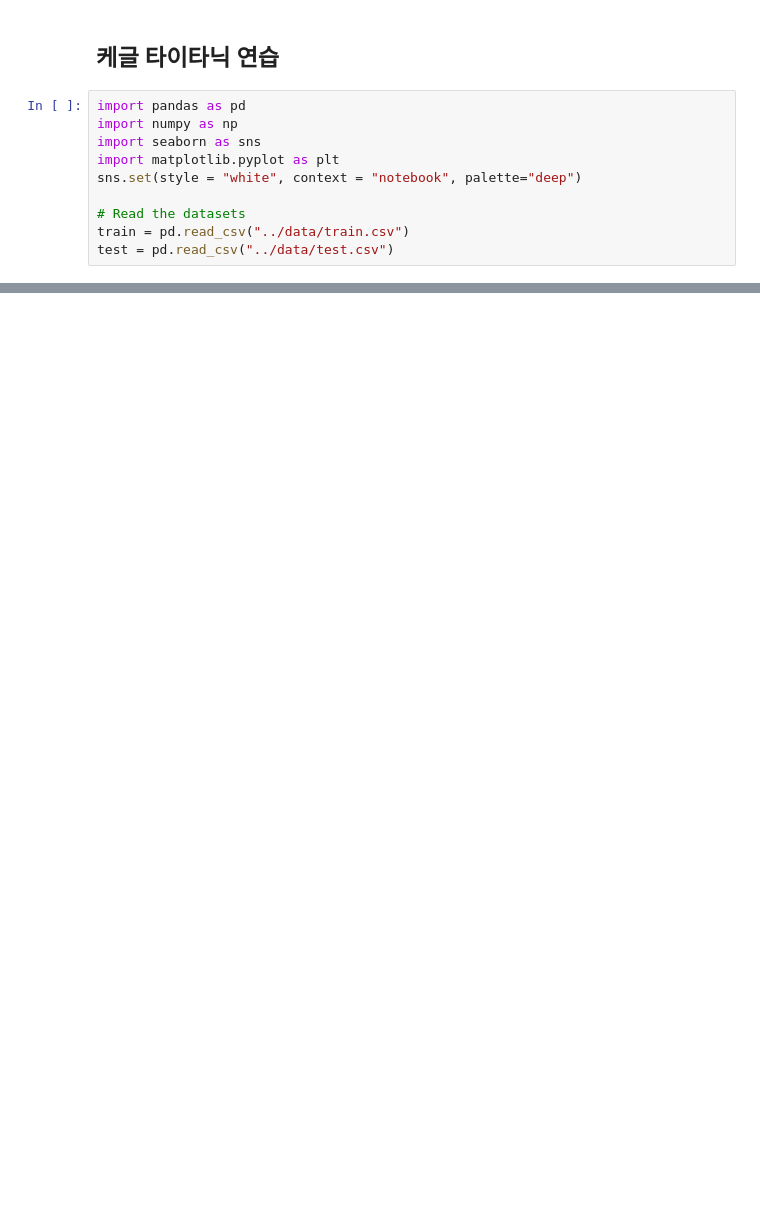
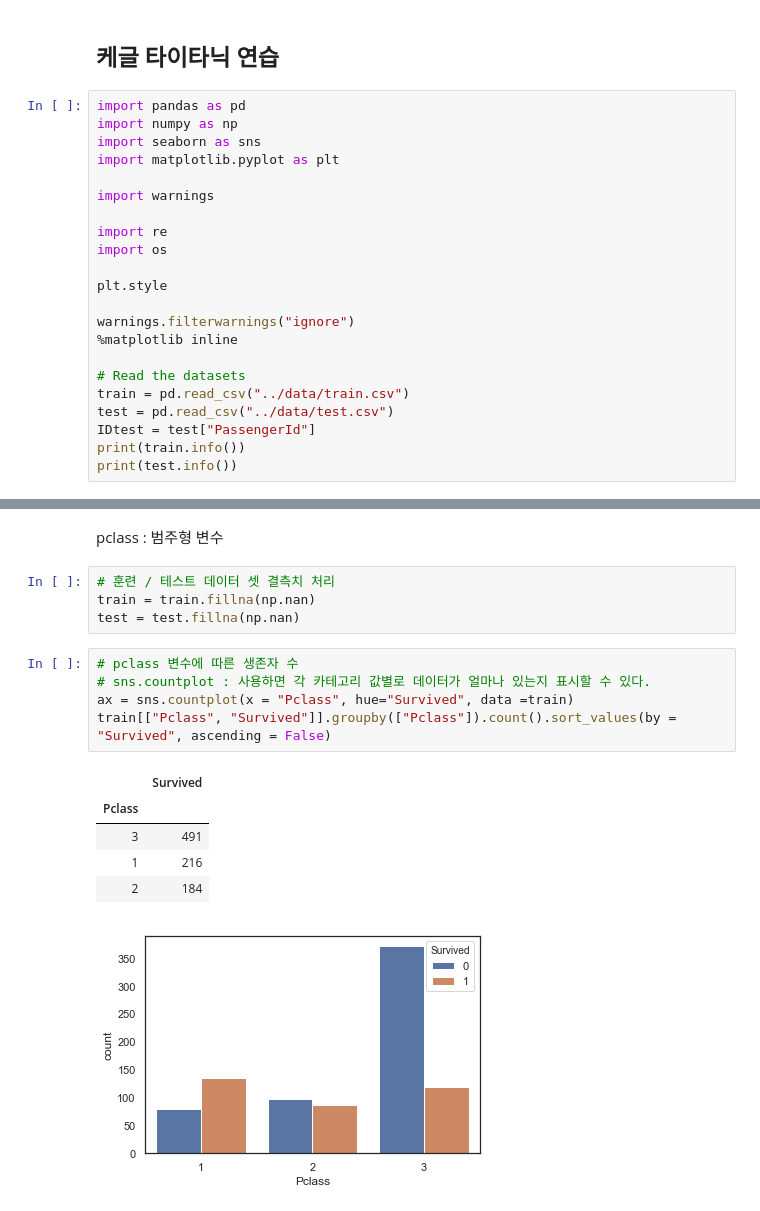
Before and after one commit to DominKim/kaggle_practice, a Jupyter notebook: Step01_Titanic.ipynb, the cells around one changed output, grey strips where cells are left out. Cells and saved outputs as stored; diff of their text form; blank space fills up the shorter version.

Commit message:
re_strart_data_literacy_study_jjang_jjang_ma

```diff
--- a/Step01_Titanic.ipynb
+++ b/Step01_Titanic.ipynb
@@ -5,9 +5,21 @@ import pandas as pd
 import numpy as np
 import seaborn as sns
 import matplotlib.pyplot as plt
-sns.set(style = "white", context = "notebook", palette="deep")
+
+import warnings
+
+import re
+import os
+
+plt.style
+
+warnings.filterwarnings("ignore")
+%matplotlib inline
 
 # Read the datasets
 train = pd.read_csv("../data/train.csv")
 test = pd.read_csv("../data/test.csv")
+IDtest = test["PassengerId"]
+print(train.info())
+print(test.info())
 # %% [output]
@@ -14,0 +79,18 @@ FileNotFoundError: [Errno 2] File b'./data/train.csv' does not exist: b'./data/t
+# %% [markdown]
+pclass : 범주형 변수
+# %%
+# 훈련 / 테스트 데이터 셋 결측치 처리
+train = train.fillna(np.nan)
+test = test.fillna(np.nan)
+# %%
+# pclass 변수에 따른 생존자 수
+# sns.countplot : 사용하면 각 카테고리 값별로 데이터가 얼마나 있는지 표시할 수 있다.
+ax = sns.countplot(x = "Pclass", hue="Survived", data =train)
+train[["Pclass", "Survived"]].groupby(["Pclass"]).count().sort_values(by = "Survived", ascending = False)
+# %% [output]
+|  | Survived |
+| Pclass |  |
+| 3 | 491 |
+| 1 | 216 |
+| 2 | 184 |
+[figure, added]
```
Also changed, not shown: parts of 66 cells of this notebook.
